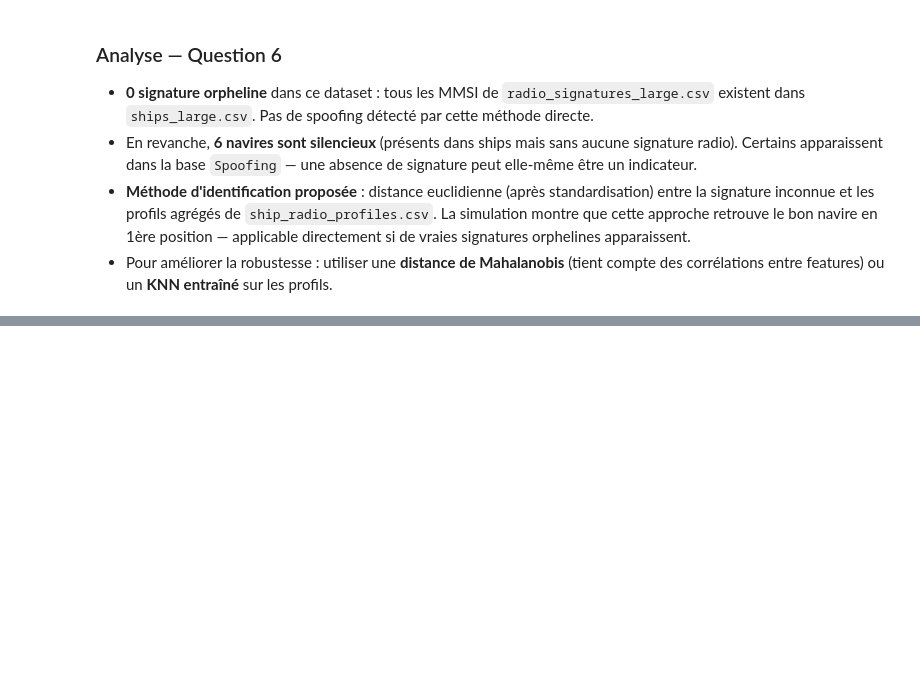
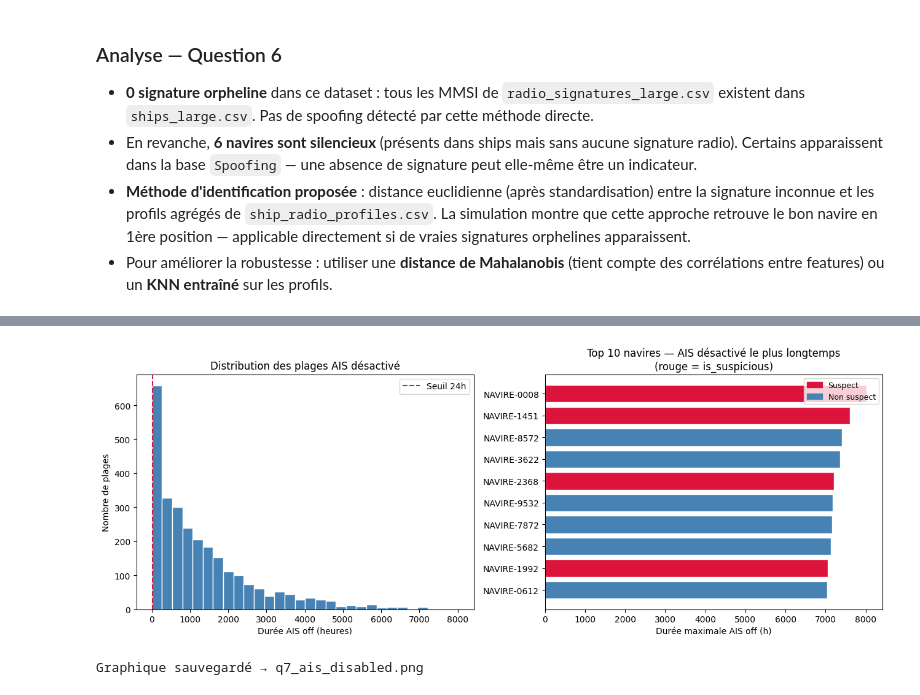
Before and after one commit to nemily-A7/hackathon, a Jupyter notebook: work/solutions_generalisation.ipynb, the cells around one changed output, grey strips where cells are left out. Drawn from its saved outputs; the diff is of its cells as text; code cells hidden in the pictures; blank space fills up the shorter version.

```diff
--- a/work/solutions_generalisation.ipynb
+++ b/work/solutions_generalisation.ipynb
@@ -606,0 +653,18 @@ Top 5 navires candidats par similarité radio :
+# %%
+# Rapport : pire plage par navire + croisement ships + anomalies
+worst = (suspicious_off.sort_values('duration_h', ascending=False)
+         .drop_duplicates('mmsi')
+         .merge(ships_df[['mmsi', 'name', 'flag', 'type', 'is_suspicious']], on='mmsi', how='left')
+         .merge(anomalies_df[anomalies_df['type'] == 'AIS Disabled'][['mmsi','confidence']],
+                on='mmsi', how='left'))
+
+worst['duration_h'] = worst['duration_h'].round(1)
+report = worst[['mmsi','name','flag','duration_h','start','end','is_suspicious','confidence']]\
+              .sort_values('duration_h', ascending=False).reset_index(drop=True)
+report.index += 1
+print('Top navires — AIS désactivé le plus longtemps :')
+print(report.head(15).to_string())
+
+ais_disabled_db = anomalies_df[anomalies_df['type'] == 'AIS Disabled']
+matched = worst[worst['confidence'].notna()]
+print(f"\nCroisement anomalies 'AIS Disabled' : {len(ais_disabled_db)} dans la base, {len(matched)} matchés")
@@ -606,0 +691,31 @@ Top 5 navires candidats par similarité radio :
+# %%
+fig, axes = plt.subplots(1, 2, figsize=(13, 5))
+
+# Histogramme des durées AIS off
+axes[0].hist(off_periods['duration_h'], bins=30, color='steelblue', edgecolor='white')
+axes[0].axvline(24, color='crimson', linestyle='--', linewidth=1.5, label='Seuil 24h')
+axes[0].set_xlabel('Durée AIS off (heures)')
+axes[0].set_ylabel('Nombre de plages')
+axes[0].set_title('Distribution des plages AIS désactivé')
+axes[0].legend()
+
+# Top 10 durées par navire
+top10_dur = report.head(10)
+colors = ['crimson' if s else 'steelblue' for s in top10_dur['is_suspicious']]
+axes[1].barh(top10_dur['name'], top10_dur['duration_h'], color=colors, edgecolor='white')
+axes[1].set_xlabel('Durée maximale AIS off (h)')
+axes[1].set_title('Top 10 navires — AIS désactivé le plus longtemps\n(rouge = is_suspicious)')
+axes[1].invert_yaxis()
+from matplotlib.patches import Patch
+axes[1].legend(handles=[
+    Patch(color='crimson',   label='Suspect'),
+    Patch(color='steelblue', label='Non suspect')
+], fontsize=9)
+
+plt.tight_layout()
+plt.savefig(f'{OUTPUT_DIR}/q7_ais_disabled.png', dpi=120)
+plt.show()
+print('Graphique sauvegardé → q7_ais_disabled.png')
+# %% [output]
+[figure, added]
+Graphique sauvegardé → q7_ais_disabled.png
```
Also changed, not shown: parts of 4 cells of this notebook, 1 other file.
